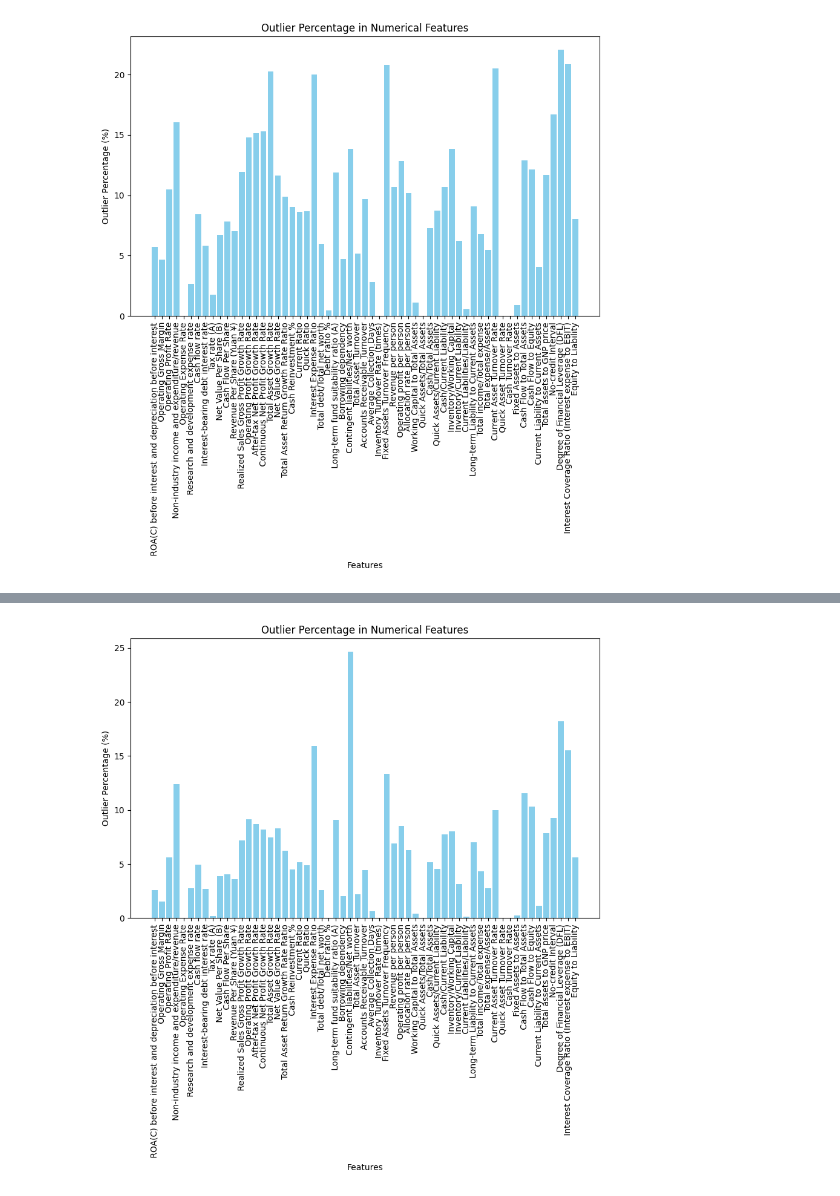
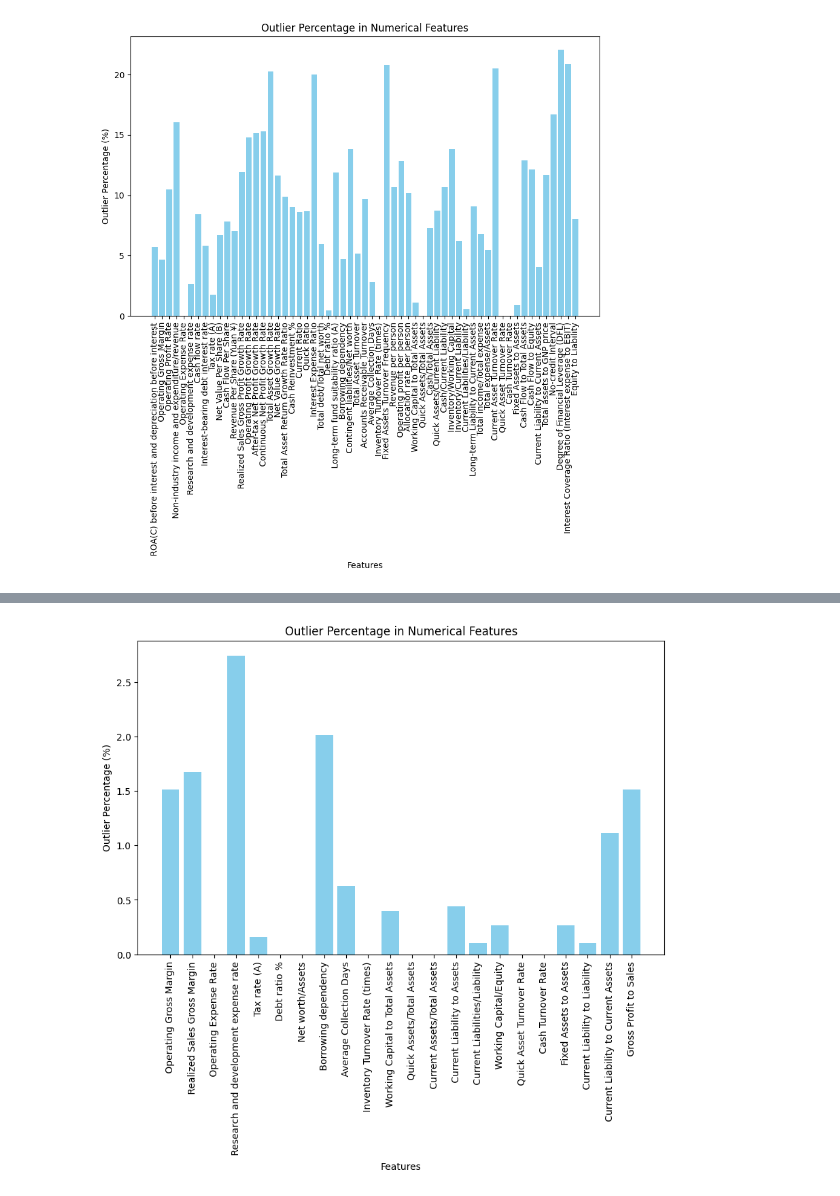
Before and after one commit to palak-b19/Company-Bankruptcy-Prediction-using-Machine-Learning, a Jupyter notebook: eda.ipynb, the cells around one changed output, grey strips where cells are left out. Saved outputs shown, nothing was run; the diff lists cells and outputs as text; code cells hidden in the pictures.

```diff
--- a/eda.ipynb
+++ b/eda.ipynb
@@ -176,16 +176,20 @@ plot_outlier_histogram(df[numerical_features_reduced])
 # %% [output]
 [figure]
 # %%
-def outlier_filter(dataframe, threshold):
-    outliers = {}
-    for feature in dataframe.select_dtypes(include=[np.number]).columns:
-        Q1 = dataframe[feature].quantile(0.25)
-        Q3 = dataframe[feature].quantile(0.75)
+def outliers_filter(df, threshold):
+    outliers_filtred = []
+
+    for column in df.select_dtypes(include=[np.number]).columns:
+        Q1 = df[column].quantile(0.25)
+        Q3 = df[column].quantile(0.75)
         IQR = Q3 - Q1
-        lower_bound = Q1 - threshold * IQR
-        upper_bound = Q3 + threshold * IQR
-        outlier_count = dataframe[(dataframe[feature] < lower_bound) | (dataframe[feature] > upper_bound)].shape[0]
-        outliers[feature] = outlier_count
-
-    filtered_features = [feature for feature, count in outliers.items() if count > 0]
-    return filtered_features
+        lower_bound = Q1 - 1.5 * IQR
+        upper_bound = Q3 + 1.5 * IQR
+        outliers = df[(df[column] < lower_bound) | (df[column] > upper_bound)]
+        # outliers_count[column] = 100 * outliers.shape[0] / df[column].shape[0]
+        if (100 * outliers.shape[0] / df[column].shape[0]) <= threshold:
+            outliers_filtred = outliers_filtred + [column]
+    return outliers_filtred
+# %%
+numerical_features_filtered = outliers_filter(df, 5)
+plot_outlier_histogram(df[numerical_features_filtered])
@@ -192,20 +198,19 @@ def outlier_filter(dataframe, threshold):
 # %%
-def replace_outliers_with_median(dataframe, features):
-    for feature in features:
-        Q1 = dataframe[feature].quantile(0.25)
-        Q3 = dataframe[feature].quantile(0.75)
+def replace_outliers_iqr(df, columns):
+    for column in columns:
+        Q1 = df[column].quantile(0.25)
+        Q3 = df[column].quantile(0.75)
         IQR = Q3 - Q1
         lower_bound = Q1 - 1.5 * IQR
         upper_bound = Q3 + 1.5 * IQR
-        median_value = dataframe[feature].median()
-        dataframe[feature] = np.where((dataframe[feature] < lower_bound) | (dataframe[feature] > upper_bound), median_value, dataframe[feature])
-    return dataframe
+        df[column] = np.where((df[column] < lower_bound) | (df[column] > upper_bound), df[column].median(), df[column])
+    return df
 # %%
-df = replace_outliers_with_median(df, numerical_features_reduced)
+df = replace_outliers_iqr(df, numerical_features_filtered)
 # %%
-plot_outlier_histogram(df[numerical_features_reduced])
+plot_outlier_histogram(df[numerical_features_filtered])
 # %% [output]
-[figure, old version]
+[figure, new version]
 # %%
 import seaborn as sns
 
```
Also changed, not shown: parts of 4 cells of this notebook.
